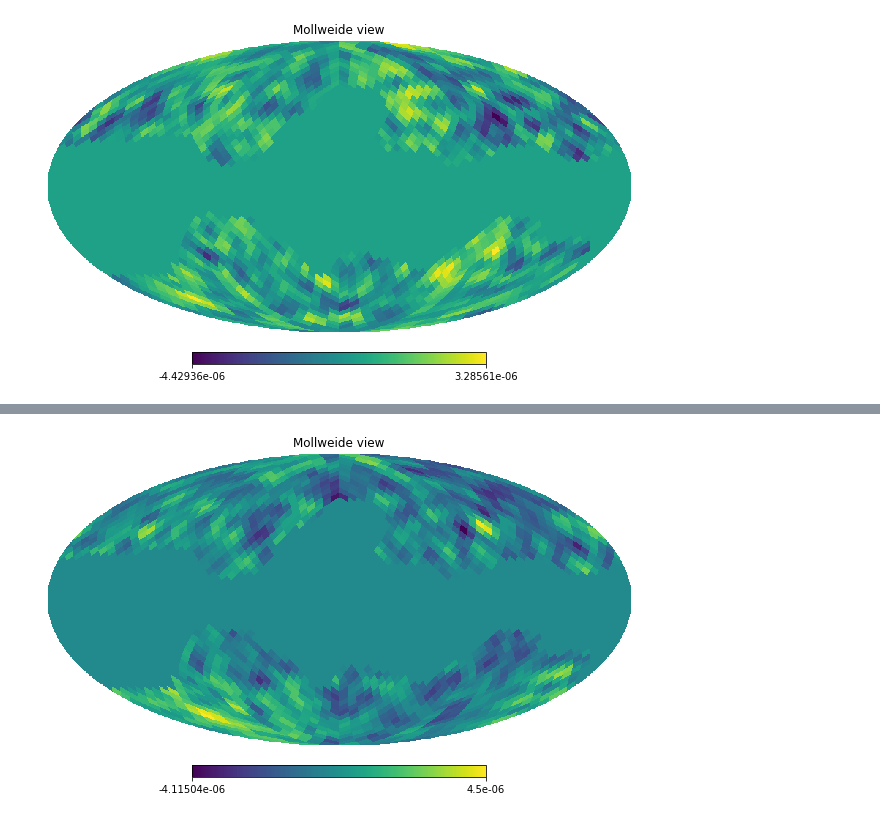
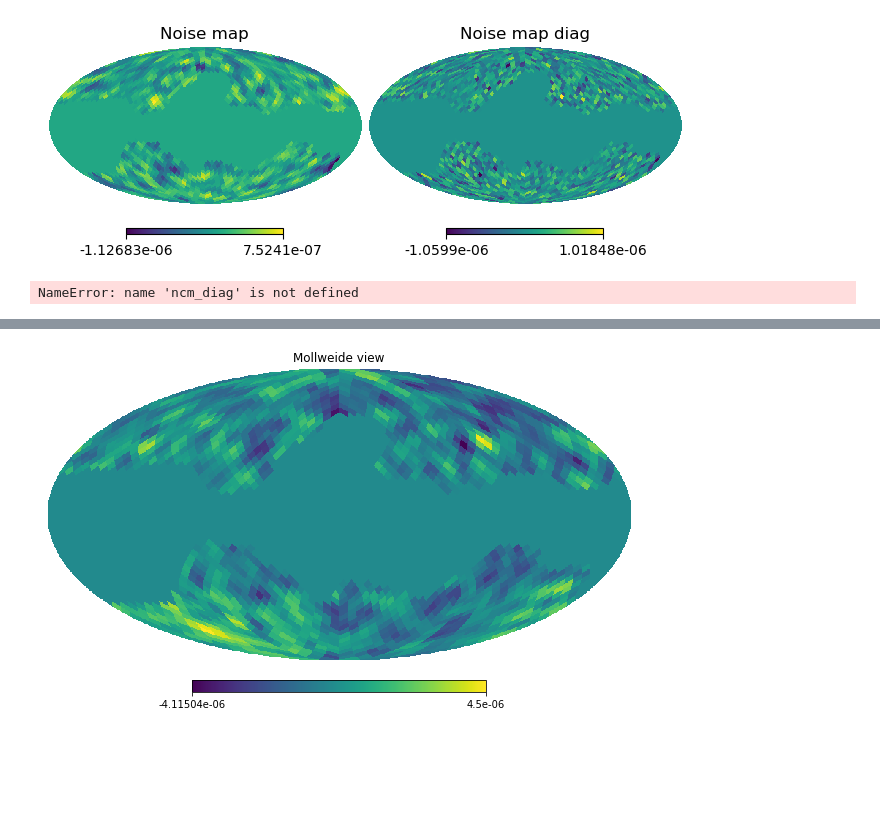
Before and after one commit to antolonappan/taunet, a Jupyter notebook: Notebooks/ncm.ipynb, the cells around one changed output, grey strips where cells are left out. Saved outputs shown, nothing was run; the diff lists cells and outputs as text; code cells hidden in the pictures; blank space fills up the shorter version.

```diff
--- a/Notebooks/ncm.ipynb
+++ b/Notebooks/ncm.ipynb
@@ -39,2 +14,3 @@ ImportError: cannot import name 'NoiseModelGaussian' from 'taunet.ncm' (../taune
 # %%
 ncm = NoiseModel()
+ncm_diag = NoiseModel(diag=True)
@@ -41,4 +19,11 @@ ncm = NoiseModel()
+# %%
+np.random.seed(0)
+hp.mollview(ncm.noisemap(100,unit='K')[0],sub=(1,2,1),title='Noise map')
+np.random.seed(0)
+hp.mollview(ncm_diag.noisemap(100,unit='K')[0],sub=(1,2,2),title='Noise map diag')
+# %% [output]
+[figure, added]
 # %%
-hp.mollview(ncm.noisemap(23,unit='K')[0])
+ncm_diag.noisemap(100,unit='K')
 # %% [output]
-[figure, removed]
+NameError: name 'ncm_diag' is not defined
```
Also changed, not shown: parts of 4 cells of this notebook, 12 other files.
